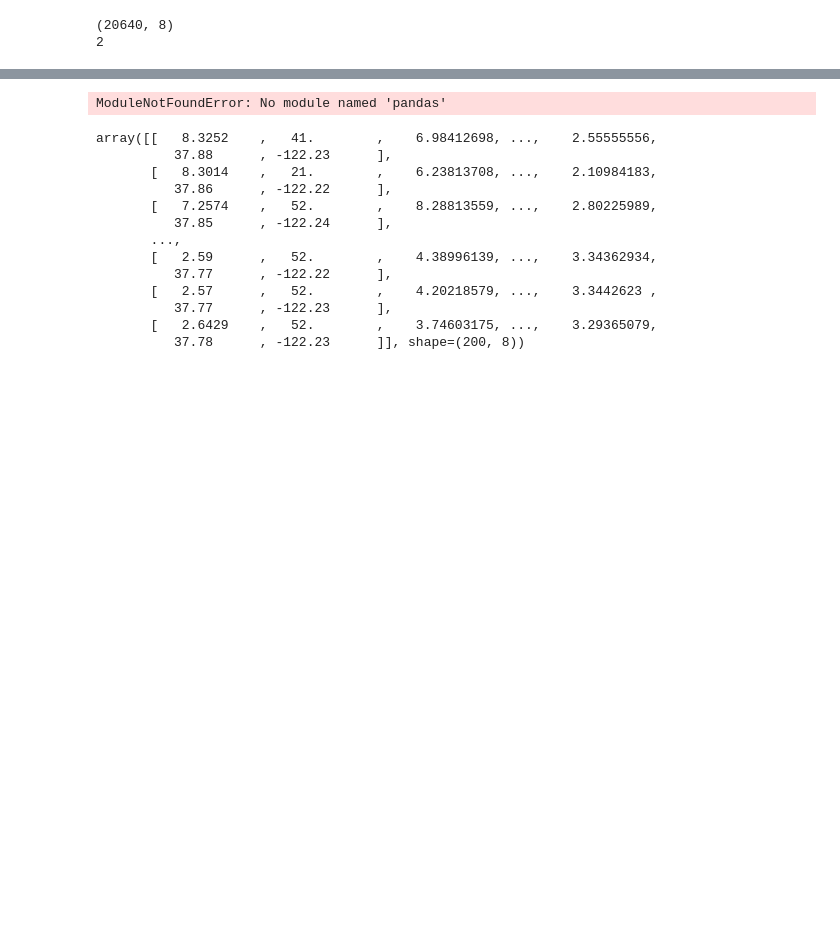
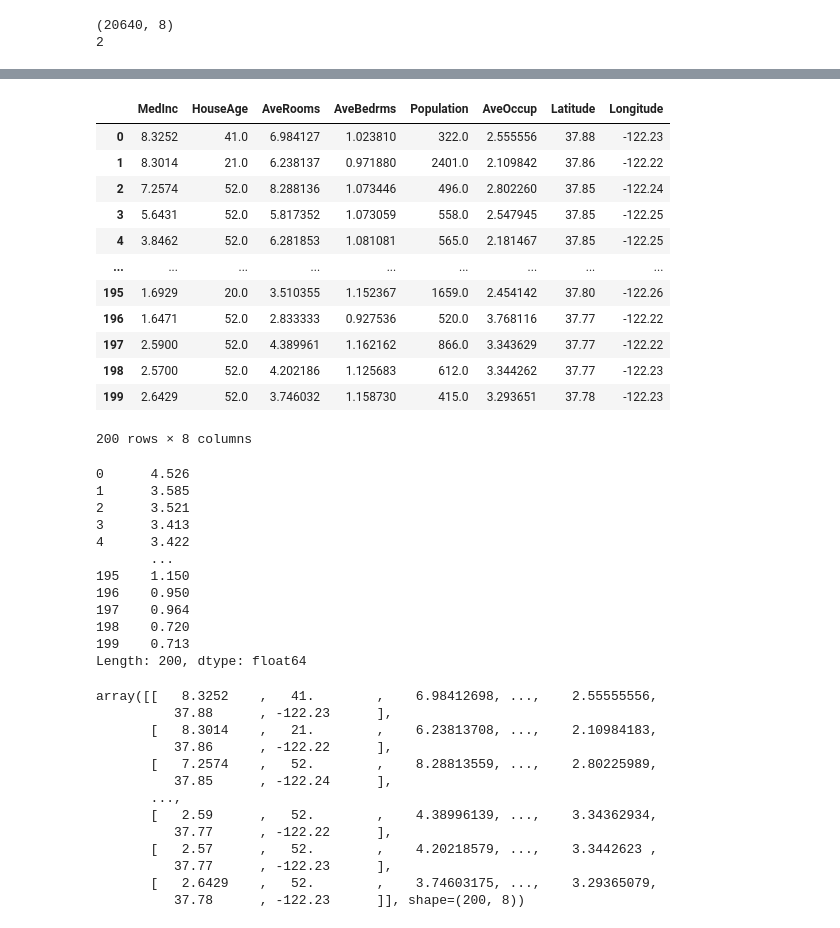
Before and after one commit to fox-75229/python-web-1, a Jupyter notebook: lesson8/regression.ipynb, the cells around one changed output, grey strips where cells are left out. Cells and saved outputs as stored; diff of their text form; code cells hidden in the pictures; blank space fills up the shorter version.

```diff
--- a/lesson8/regression.ipynb
+++ b/lesson8/regression.ipynb
@@ -14,9 +27,33 @@ print(housing['data'].ndim)
 # %%
 import pandas as pd
-display(pd.DataFrame(housing['data'][:200]))
+display(pd.DataFrame(housing['data'][:200],columns=housing['feature_names']))
 display(pd.Series(housing['target'][:200]))
 # %% [output]
+|  | MedInc | HouseAge | AveRooms | AveBedrms | Population | AveOccup | Latitude | Longitude |
+| 0 | 8.3252 | 41.0 | 6.984127 | 1.023810 | 322.0 | 2.555556 | 37.88 | -122.23 |
+| 1 | 8.3014 | 21.0 | 6.238137 | 0.971880 | 2401.0 | 2.109842 | 37.86 | -122.22 |
+| 2 | 7.2574 | 52.0 | 8.288136 | 1.073446 | 496.0 | 2.802260 | 37.85 | -122.24 |
+| 3 | 5.6431 | 52.0 | 5.817352 | 1.073059 | 558.0 | 2.547945 | 37.85 | -122.25 |
+| 4 | 3.8462 | 52.0 | 6.281853 | 1.081081 | 565.0 | 2.181467 | 37.85 | -122.25 |
+| ... | ... | ... | ... | ... | ... | ... | ... | ... |
+| 195 | 1.6929 | 20.0 | 3.510355 | 1.152367 | 1659.0 | 2.454142 | 37.80 | -122.26 |
+| 196 | 1.6471 | 52.0 | 2.833333 | 0.927536 | 520.0 | 3.768116 | 37.77 | -122.22 |
+| 197 | 2.5900 | 52.0 | 4.389961 | 1.162162 | 866.0 | 3.343629 | 37.77 | -122.22 |
+| 198 | 2.5700 | 52.0 | 4.202186 | 1.125683 | 612.0 | 3.344262 | 37.77 | -122.23 |
+| 199 | 2.6429 | 52.0 | 3.746032 | 1.158730 | 415.0 | 3.293651 | 37.78 | -122.23 |
-ModuleNotFoundError: No module named 'pandas'
+200 rows × 8 columns
+0      4.526
+1      3.585
+2      3.521
+3      3.413
+4      3.422
+       ...
+195    1.150
+196    0.950
+197    0.964
+198    0.720
+199    0.713
+Length: 200, dtype: float64
 # %%
 housing['data'][:200]
 # %% [output]
```
Also changed, not shown: parts of 5 cells of this notebook.
